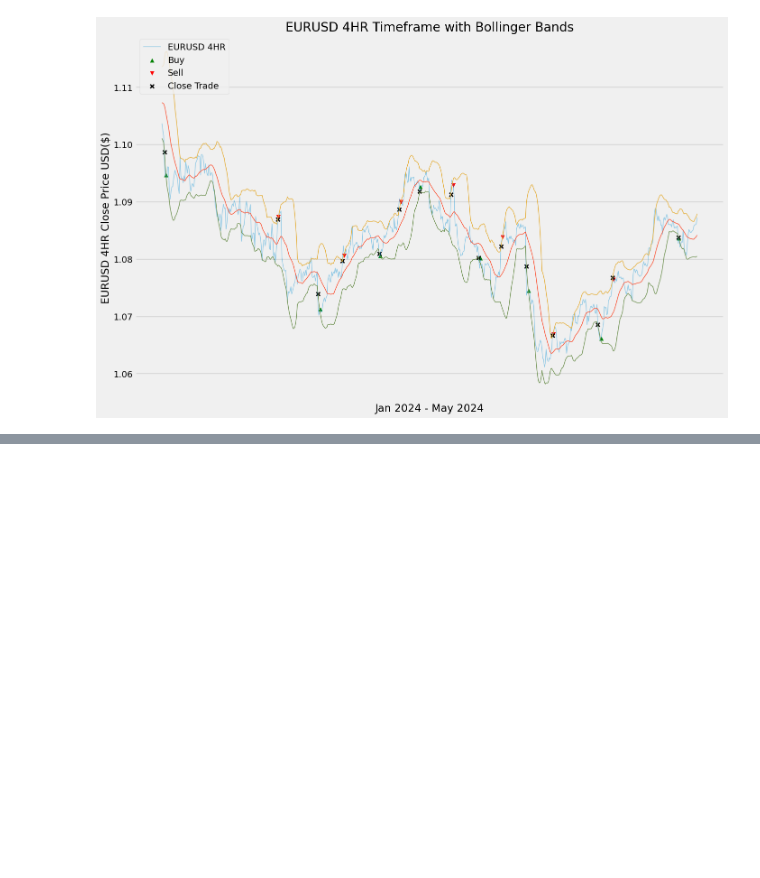
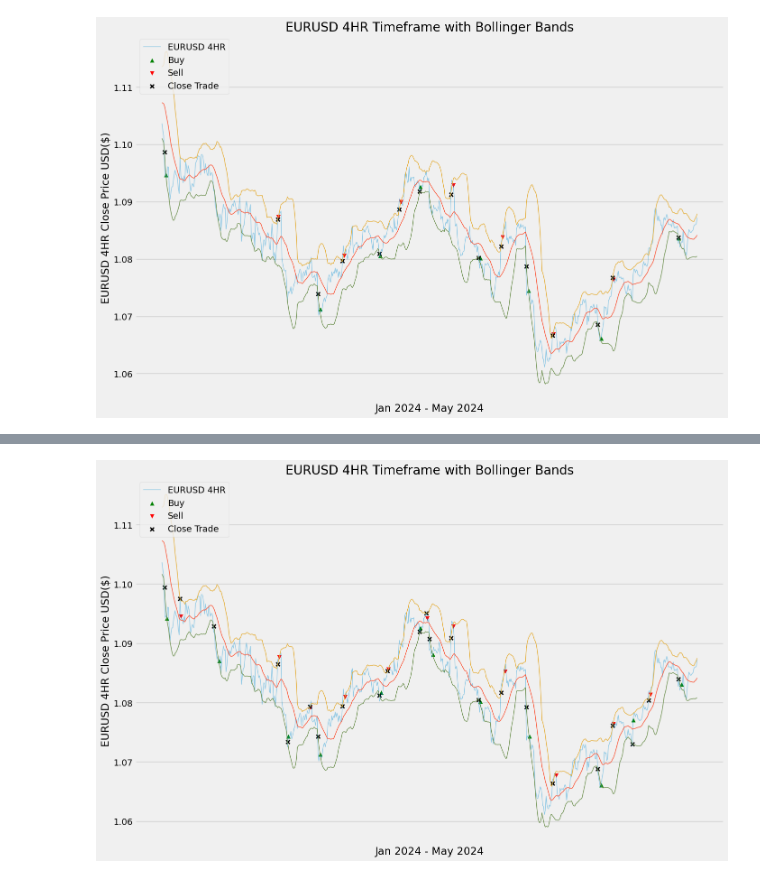
Before and after one commit to Marcooos05/Algo-Trading-Journal, a Jupyter notebook: EURUSD4HR_BollingerBands.ipynb, the cells around one changed output, grey strips where cells are left out. Drawn from its saved outputs; the diff is of its cells as text; code cells hidden in the pictures; blank space fills up the shorter version.

```diff
--- a/EURUSD4HR_BollingerBands.ipynb
+++ b/EURUSD4HR_BollingerBands.ipynb
@@ -95,6 +95,7 @@ def buy_sell(data):
   sigPriceBuy = []
   sigPriceSell = []
   sigCloseTrade = []
+  profit = {'Entry':0, 'Pips':[]}
   trade = 0 #variable to signify if the state of the EURUSD trade
 
   for n in range(len(data)):
@@ -102,27 +103,32 @@ def buy_sell(data):
       sigCloseTrade.append(data['Bollinger_Low'].iloc[n])
       sigPriceBuy.append(np.nan)
       sigPriceSell.append(np.nan)
+      if profit['Entry'] != 0:
+        profit['Pips'].append(10000*(profit['Entry'] - data['Close'].iloc[n]))
       trade = 1
     elif data['Close'].iloc[n] > data['Bollinger_Low'].iloc[n] and trade == 1: # Signal to enter a long trade
       sigCloseTrade.append(np.nan)
       sigPriceBuy.append(data['Close'].iloc[n])
       sigPriceSell.append(np.nan)
+      profit['Entry'] = data['Close'].iloc[n]
       trade = 2
     elif data['Close'].iloc[n] >= data['Bollinger_High'].iloc[n] and trade == 2: # Signal to close a long trade
       sigCloseTrade.append(data['Bollinger_High'].iloc[n])
       sigPriceBuy.append(np.nan)
       sigPriceSell.append(np.nan)
+      profit['Pips'].append(10000*(data['Close'].iloc[n] - profit['Entry']))
       trade = 3
     elif data['Close'].iloc[n] < data['Bollinger_High'].iloc[n] and trade == 3: # Signal to enter a short trade
       sigCloseTrade.append(np.nan)
       sigPriceBuy.append(np.nan)
       sigPriceSell.append(data['Close'].iloc[n])
+      profit['Entry'] = data['Close'].iloc[n]
       trade = 0
     else:
       sigCloseTrade.append(np.nan)
       sigPriceBuy.append(np.nan)
       sigPriceSell.append(np.nan)
-  return (sigPriceBuy, sigPriceSell, sigCloseTrade)
+  return (sigPriceBuy, sigPriceSell, sigCloseTrade, profit)
 # %%
 buy_sell_arr = buy_sell(data)
 data['Buy_Signal_Price'] = buy_sell_arr[0]
@@ -176,3 +187,10 @@ plt.legend(loc="upper left")
 plt.show()
 # %% [output]
 [figure]
+# %%
+# Using 1.75 standard deviation, calculate the lows and highs of the Bollinger Bands - more sensitive than 2std Bollinger Bands
+df['Bollinger_Low'] = df['20_MA_Close'] - 1.75*df['20_std_Close']
+df['Bollinger_High'] = df['20_MA_Close'] + 1.75*df['20_std_Close']
+# %%
+data = df.tail(653)
+data
@@ -178,0 +211,9 @@ plt.show()
+# %%
+buy_sell_arr = buy_sell(data)
+data['Buy_Signal_Price'] = buy_sell_arr[0]
+data['Sell_Signal_Price'] = buy_sell_arr[1]
+data['Close_Signal'] = buy_sell_arr[2]
+stats = buy_sell_arr[3]
+print(stats['Pips'])
+print(sum(stats['Pips']))
+data
@@ -178,0 +251,18 @@ plt.show()
+# %%
+# Visualize Bollinger Band with Close price and Buy & Sell Signals
+plt.figure(figsize = (15, 10))
+plt.plot(data['Close'], label = 'EURUSD 4HR', linewidth = 1, alpha = 0.4)
+plt.plot(data['20_MA_Close'], linewidth = 1)
+plt.plot(data['Bollinger_High'], linewidth = 1)
+plt.plot(data['Bollinger_Low'], linewidth = 1)
+plt.scatter(data.index, data['Buy_Signal_Price'], label = 'Buy', marker = '^', color = 'green')
+plt.scatter(data.index, data['Sell_Signal_Price'], label = 'Sell', marker = 'v', color = 'red')
+plt.scatter(data.index, data['Close_Signal'], label = 'Close Trade', marker = 'x', color = 'black', linewidth = 2)
+plt.title('EURUSD 4HR Timeframe with Bollinger Bands')
+plt.xticks([])
+plt.ylabel('EURUSD 4HR Close Price USD($)')
+plt.xlabel('Jan 2024 - May 2024')
+plt.legend(loc="upper left")
+plt.show()
+# %% [output]
+[figure, added]
```
Also changed, not shown: parts of 3 cells of this notebook.
